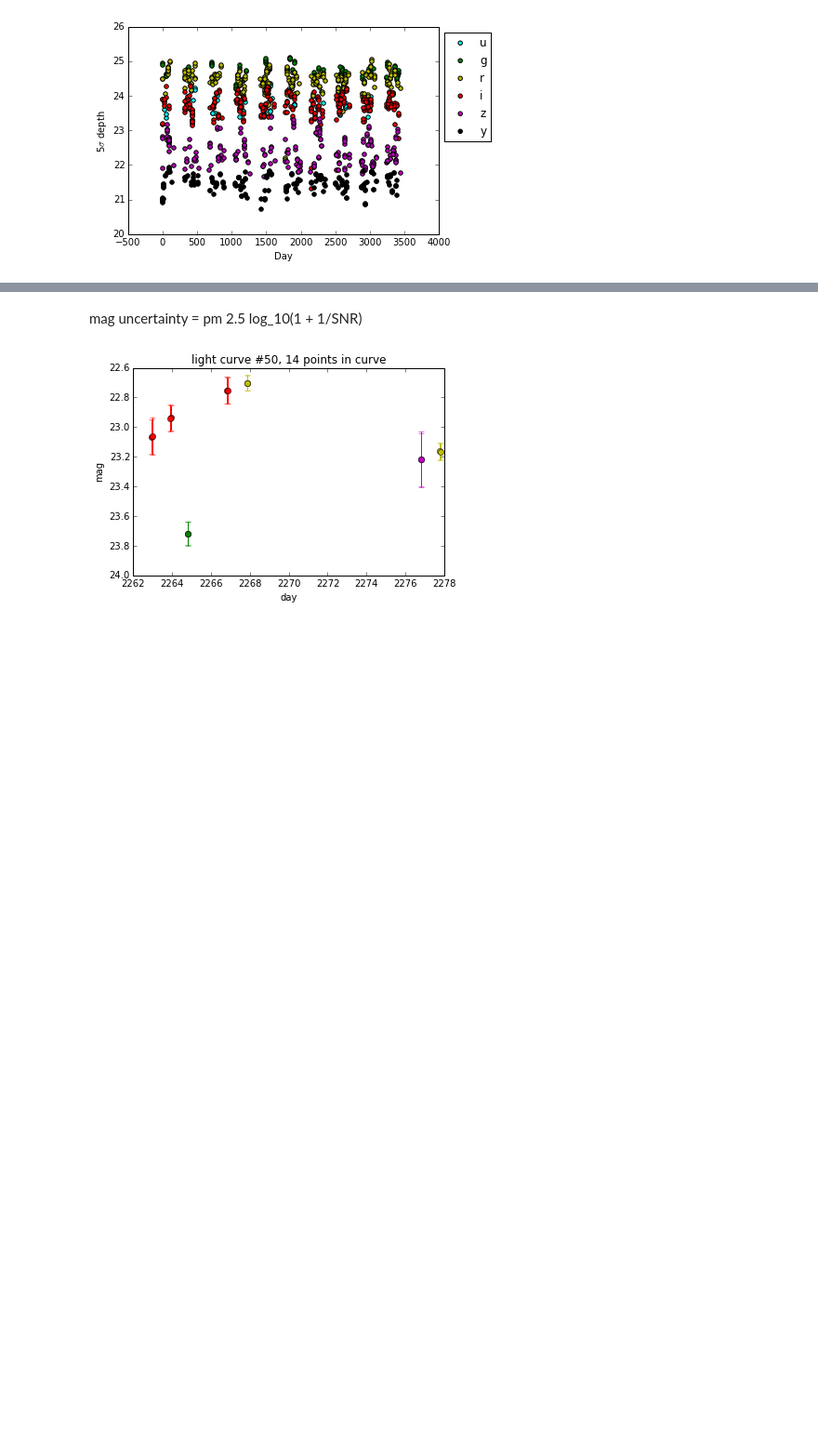
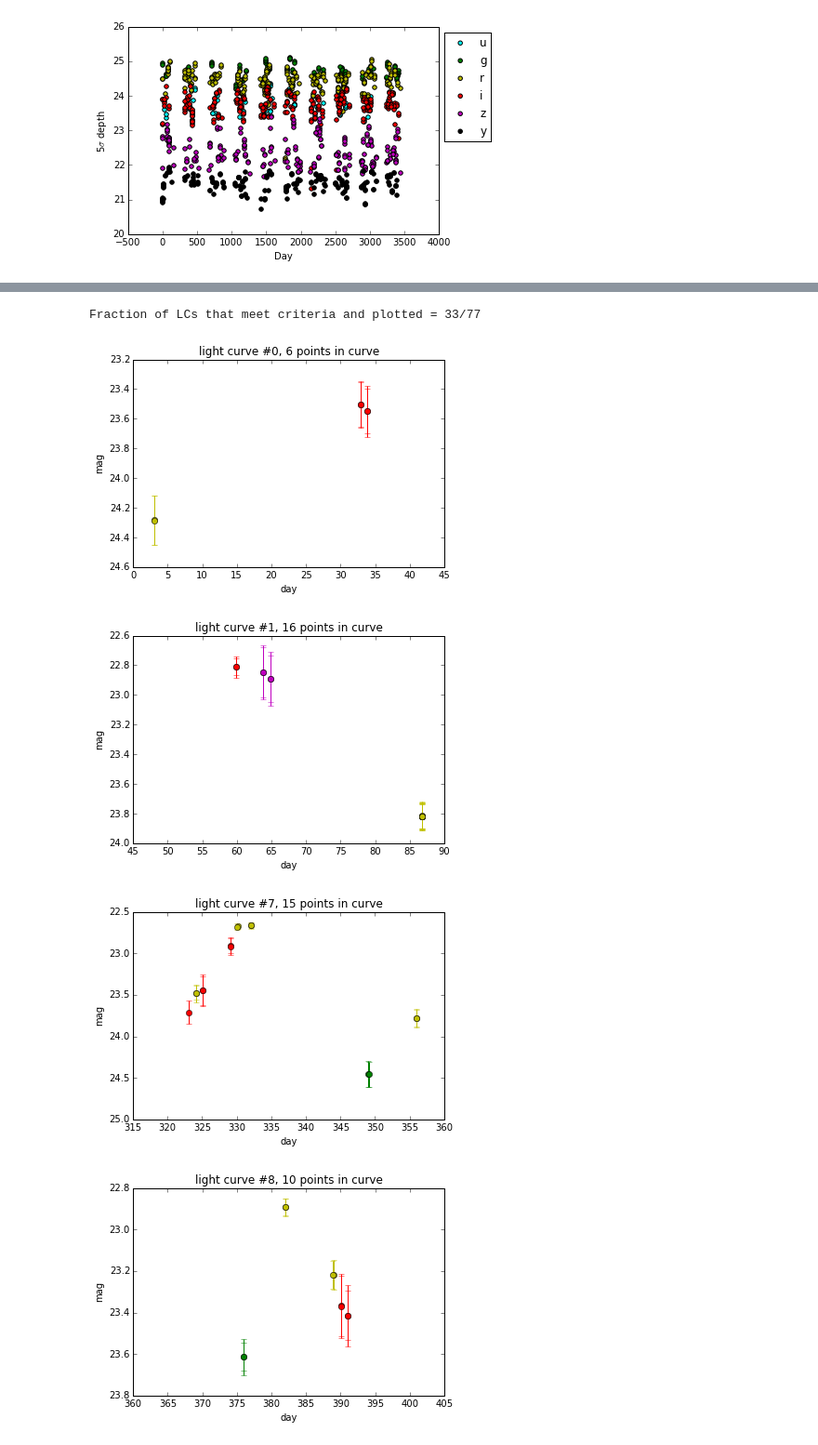
Before and after one commit to yoachim/ObservingStrategy, a Jupyter notebook: notebooks/PullLightCurves.ipynb, the cells around one changed output, grey strips where cells are left out. Shown at 93% size. Drawn from its saved outputs; the diff is of its cells as text; code cells hidden in the pictures; blank space fills up the shorter version.

```diff
--- a/notebooks/PullLightCurves.ipynb
+++ b/notebooks/PullLightCurves.ipynb
@@ -24 +23,9 @@ colors={'u':'cyan','g':'g','r':'y','i':'r','z':'m', 'y':'k'}
+# %%
+# Set RA, Dec for a single point in the sky. in radians.
+ra = np.radians(0.)
+dec = np.radians(0.)
+# SNR limit (Don't use points below this limit)
+snrLimit = 5.
+# Demand this many points above SNR limit before plotting LC
+nPtsLimit = 6
 # %%
@@ -93,23 +91,33 @@ lc_err = 2.5*np.log10(1.+1./snr)
-# %% [markdown]
-mag uncertainty = pm 2.5 log_10(1 + 1/SNR)
 # %%
-# Let's look at the Nth lightCurve:
-lcn = 50
-# Se SNR limit
-snrLimit = 5.
-# Counter
-numPoints = 0
-for filterName in filters:
-    good = np.where((data['filter'] == filterName) &
-                    ( data['expMJD'] >= data['expMJD'].min()+transDuration*lcn)
-                   & ( data['expMJD'] <= data['expMJD'].min()+transDuration*(1+lcn))
-                   & (snr > snrLimit))
-    plt.errorbar(data['expMJD'][good]-dayZero, lc[good], yerr=lc_err[good],
-                 c=colors[filterName], marker='o', linestyle='None')
-    numPoints += good[0].size
-plt.xlabel('day')
-plt.ylabel('mag')
-plt.title('light curve #%i, %i points in curve ' % (lcn, numPoints))
-plt.gca().invert_yaxis()
+numOfLCs = np.ceil((data['expMJD'].max()-data['expMJD'].min())/transDuration)
+plotCounter = 0
+for lcn in np.arange(0,numOfLCs+1,1):
+    good = np.where(( data['expMJD'] >= data['expMJD'].min()+transDuration*lcn)
+                       & ( data['expMJD'] <= data['expMJD'].min()+transDuration*(1+lcn))
+                       & (snr > snrLimit))
+    if good[0].size >= nPtsLimit:
+        plotCounter += 1
+        plt.figure()
+        # Counter
+        numPoints = 0
+        for filterName in filters:
+            good = np.where((data['filter'] == filterName) &
+                            ( data['expMJD'] >= data['expMJD'].min()+transDuration*lcn)
+                           & ( data['expMJD'] <= data['expMJD'].min()+transDuration*(1+lcn))
+                           & (snr > snrLimit))
+            plt.errorbar(data['expMJD'][good]-dayZero, lc[good], yerr=lc_err[good],
+                         c=colors[filterName], marker='o', linestyle='None')
+            numPoints += good[0].size
+        explodeDate=data['expMJD'].min()+transDuration*lcn
+        plt.xlim([explodeDate-dayZero,explodeDate+transDuration-dayZero])
+        plt.xlabel('day')
+        plt.ylabel('mag')
+        plt.title('light curve #%i, %i points in curve ' % (lcn, numPoints))
+        plt.gca().invert_yaxis()
+print 'Fraction of LCs that meet criteria and plotted = %i/%i' % (plotCounter, numOfLCs)
 # %% [output]
+Fraction of LCs that meet criteria and plotted = 33/77
-[figure, old version]
+[figure, new version]
+[figure, added]
+[figure, added]
+[figure, added]
```
Also changed, not shown: parts of 7 cells of this notebook.
